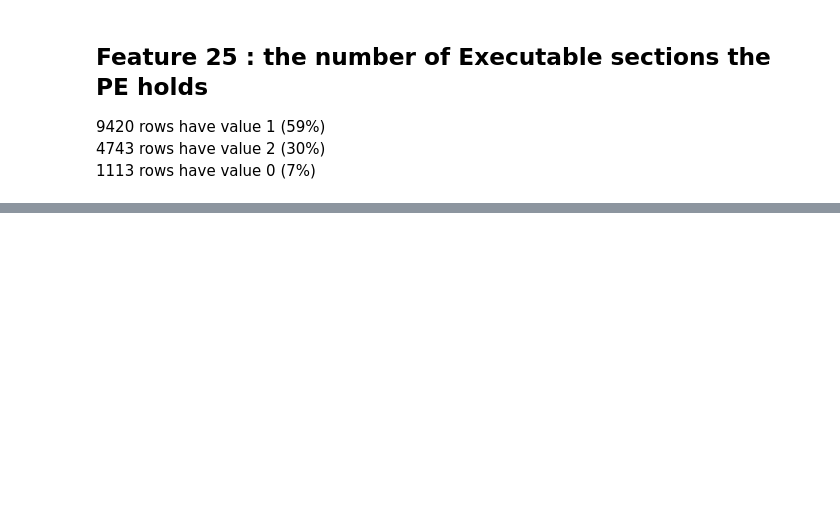
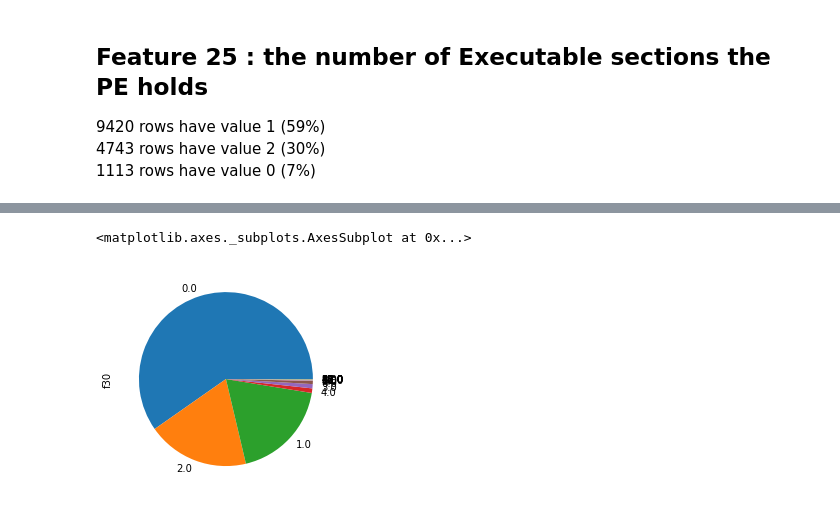
Before and after one commit to roussieau/masterthesis, a Jupyter notebook: src/machine_learning/Boolean.ipynb, the cells around one changed output, grey strips where cells are left out. Saved outputs shown, nothing was run; the diff lists cells and outputs as text; code cells hidden in the pictures; blank space fills up the shorter version.

```diff
--- a/src/machine_learning/Boolean.ipynb
+++ b/src/machine_learning/Boolean.ipynb
@@ -351,0 +394,5 @@ Name: f25, dtype: int64
+# %%
+df['f30'].value_counts().plot.pie()
+# %% [output]
+<matplotlib.axes._subplots.AxesSubplot at 0x...>
+[figure, added]
```
Also changed, not shown: parts of 24 cells of this notebook, 1 other file.
